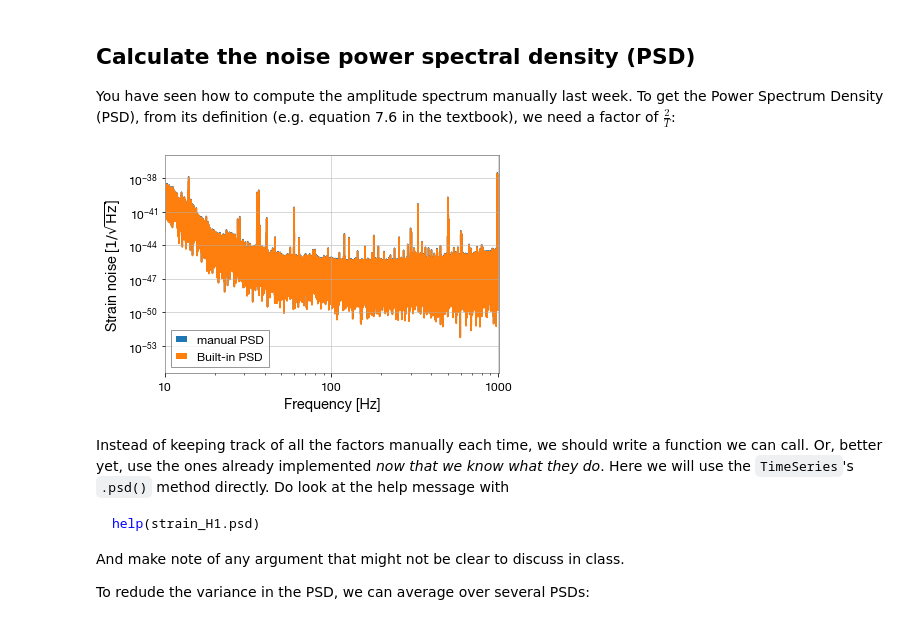
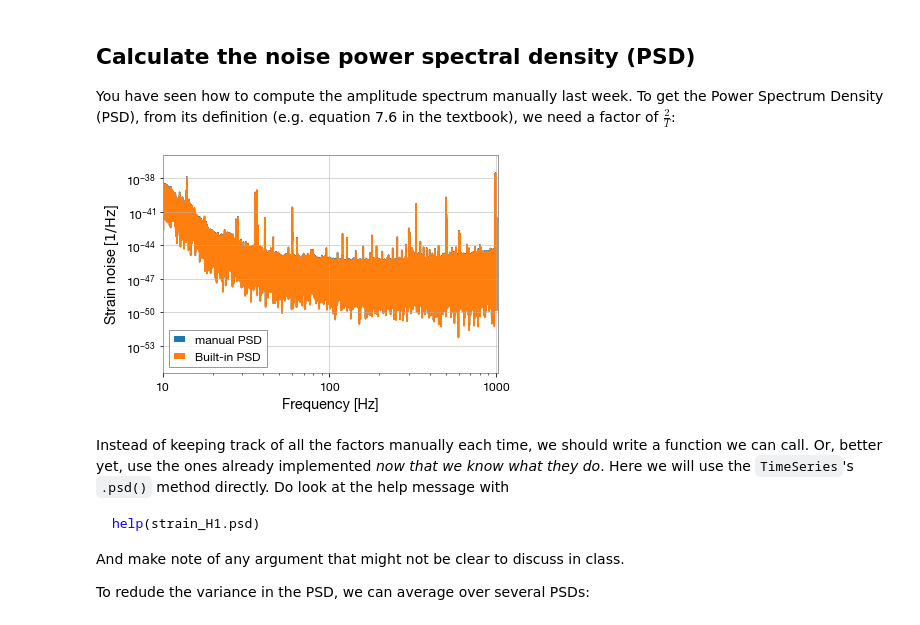
Before and after one commit to astrophysicsvivien/GWA2021, a Jupyter notebook: chapter5_6.ipynb, the cells around one changed output. Cells and saved outputs as stored; diff of their text form; code cells hidden in the pictures.

```diff
--- a/chapter5_6.ipynb
+++ b/chapter5_6.ipynb
@@ -107,12 +107,12 @@ normalised_fft=strain_H1.average_fft(window=('tukey',1./4.))*(strain_H1.duration
 # %%
 plt.loglog((2/strain_H1.duration.value)*np.abs(normalised_fft)**2,label='manual PSD')
 plt.loglog(strain_H1.psd(window=('tukey',1./4.)),label='Built-in PSD')
-plt.ylabel('Strain noise [$1/\sqrt{\mathrm{Hz}}$]')
+plt.ylabel('Strain noise [$1/\mathrm{Hz}$]')
 plt.xlabel('Frequency [Hz]')
 plt.xlim(10,1024)
 plt.legend();
 # %% [output]
-[figure, old version]
+[figure, new version]
 # %% [markdown]
 Instead of keeping track of all the factors manually each time, we should write a function we can call. Or, better yet, use the ones already implemented _now that we know what they do_. Here we will use the `TimeSeries`'s `.psd()` method directly. Do look at the help message with
 
```
Also changed, not shown: parts of 1 cell of this notebook.
